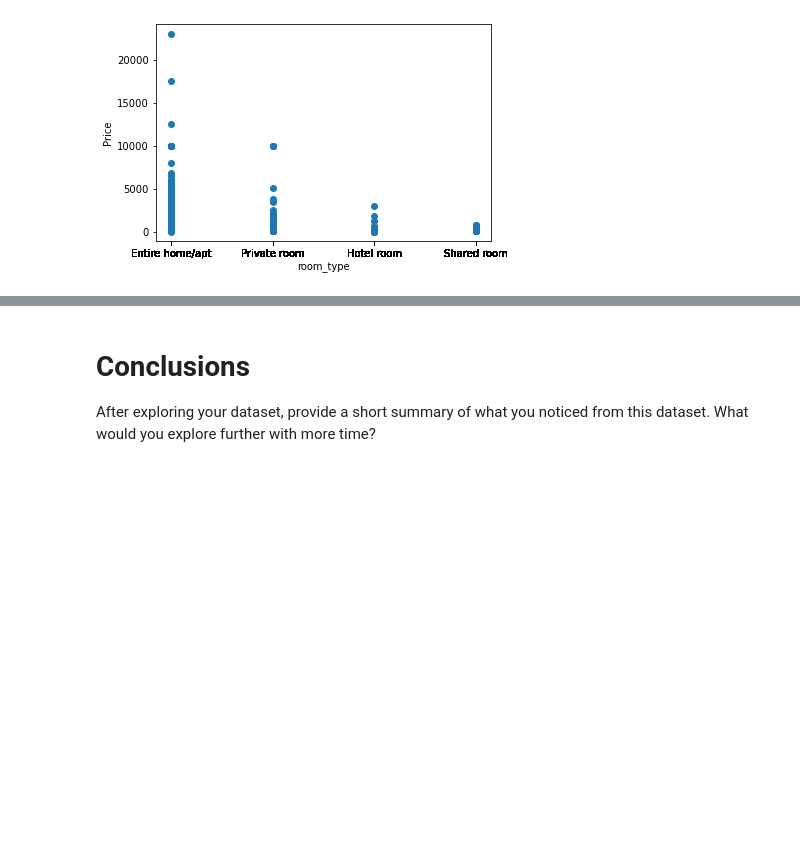
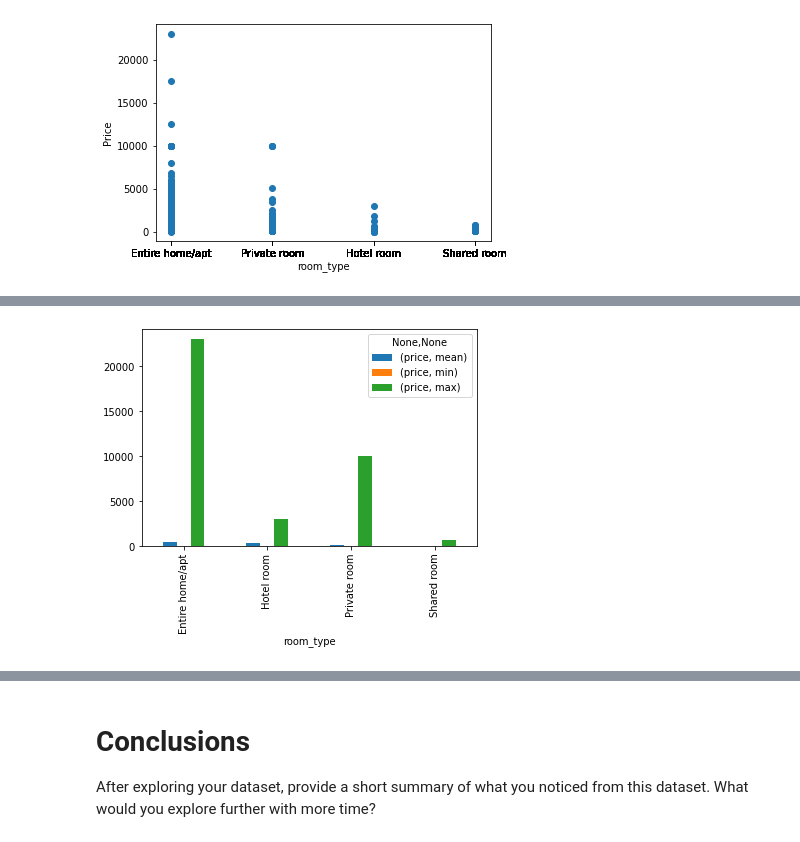
Before and after one commit to uzmabb182/Data602_Assignments, a Jupyter notebook: 07_assignment.ipynb, the cells around one changed output, grey strips where cells are left out. Cells and saved outputs as stored; diff of their text form; code cells hidden in the pictures; blank space fills up the shorter version.

```diff
--- a/07_assignment.ipynb
+++ b/07_assignment.ipynb
@@ -742,0 +732,4 @@ plt.show()
+# %%
+result_df = new_df.groupby('room_type').agg({'price': ['mean', 'min', 'max']}).plot(kind="bar")
+# %% [output]
+[figure, added]
```
Also changed, not shown: parts of 13 cells of this notebook.
